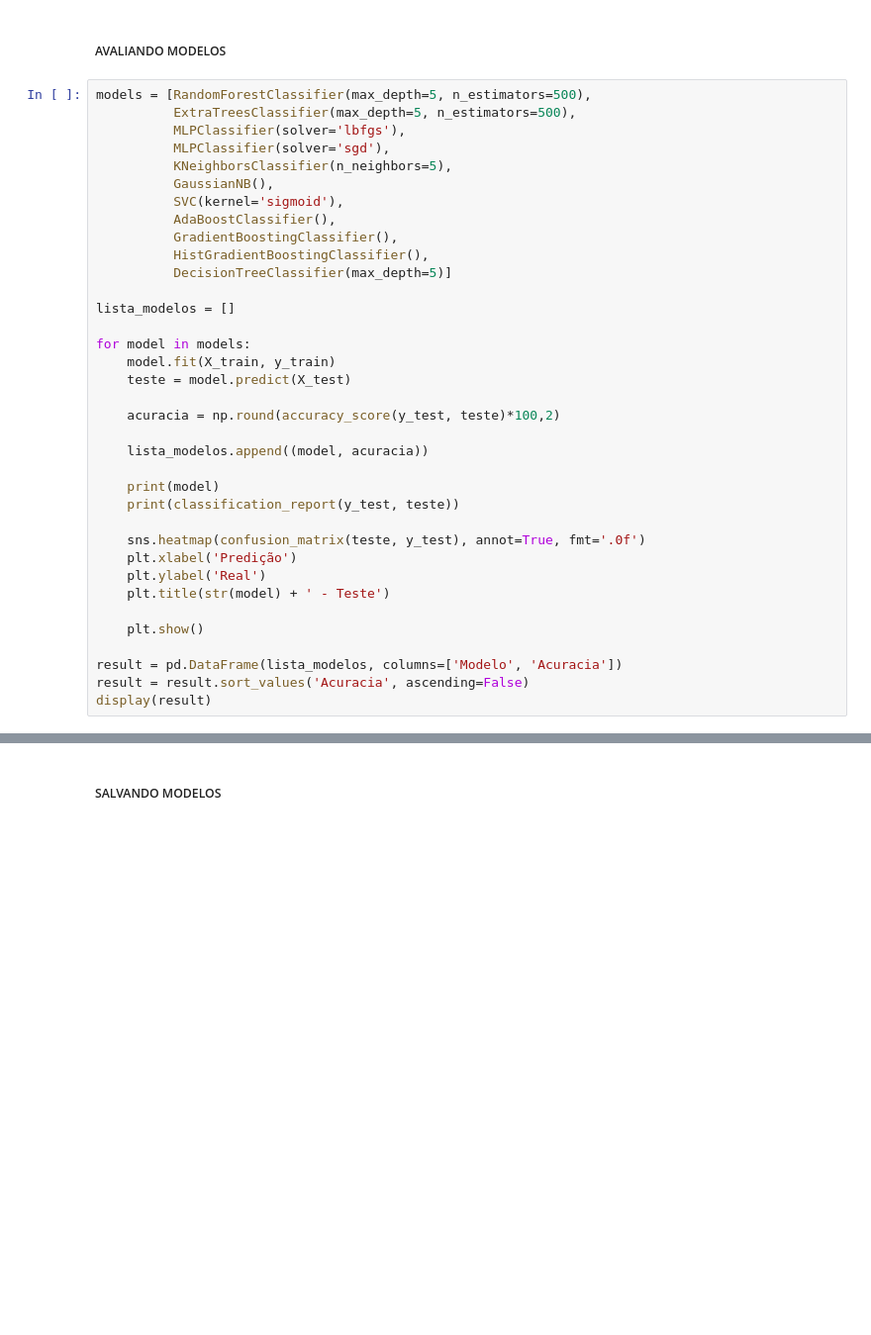
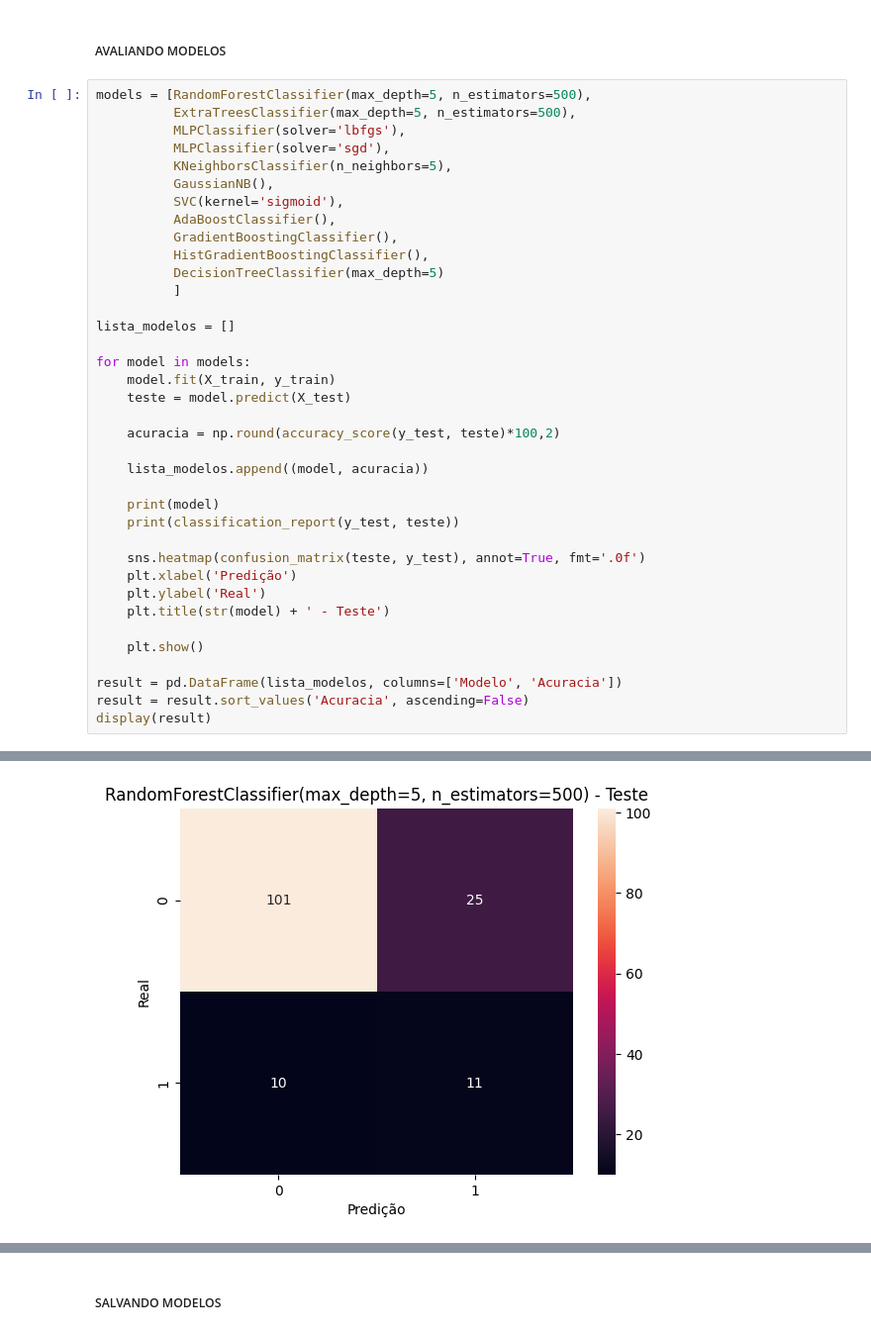
Before and after one commit to Marcosmbd/ml_classification_blood, a Jupyter notebook: ml_classification_blood.ipynb, the cells around one changed output, grey strips where cells are left out. Shown at 99% size. Saved outputs shown, nothing was run; the diff lists cells and outputs as text; blank space fills up the shorter version.

```diff
--- a/ml_classification_blood.ipynb
+++ b/ml_classification_blood.ipynb
@@ -73,7 +88,8 @@ models = [RandomForestClassifier(max_depth=5, n_estimators=500),
           AdaBoostClassifier(),
           GradientBoostingClassifier(),
           HistGradientBoostingClassifier(),
-          DecisionTreeClassifier(max_depth=5)]
+          DecisionTreeClassifier(max_depth=5)
+          ]
 
 lista_modelos = []
 
@@ -98,3 +114,4 @@ for model in models:
 result = pd.DataFrame(lista_modelos, columns=['Modelo', 'Acuracia'])
 result = result.sort_values('Acuracia', ascending=False)
 display(result)
+# %% [output]
@@ -100,0 +127 @@ display(result)
+[figure, added]
```
Also changed, not shown: parts of 5 cells of this notebook, 1 other file.
